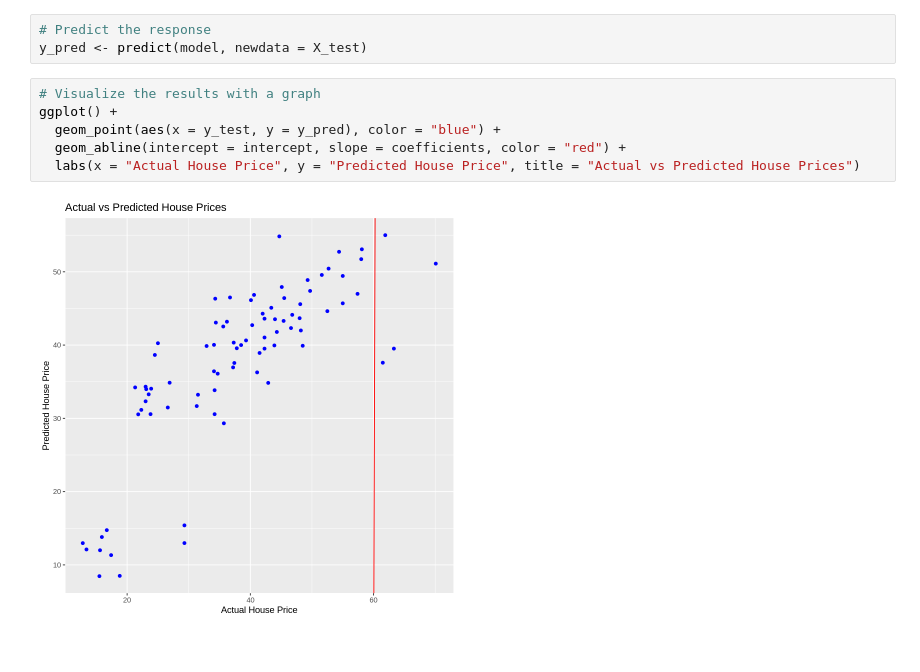
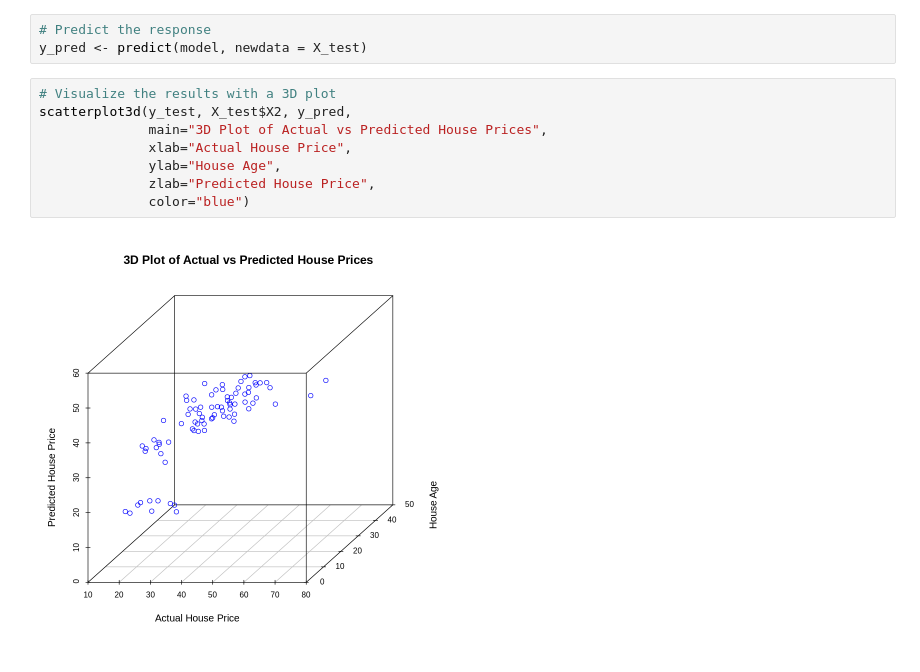
Before and after one commit to krishjagwani/DAV_72, a Jupyter notebook: DAV_3.ipynb, the cells around one changed output. Cells and saved outputs as stored; diff of their text form.

```diff
--- a/DAV_3.ipynb
+++ b/DAV_3.ipynb
@@ -166,11 +169,13 @@ X1.transaction.date : 5.49914337930708
 # %%
 # Predict the response
 y_pred <- predict(model, newdata = X_test)
-# %%
-# Visualize the results with a graph
-ggplot() +
-  geom_point(aes(x = y_test, y = y_pred), color = "blue") +
-  geom_abline(intercept = intercept, slope = coefficients, color = "red") +
-  labs(x = "Actual House Price", y = "Predicted House Price", title = "Actual vs Predicted House Prices")
-# %% [output]
-[figure, removed]
+# %%
+# Visualize the results with a 3D plot
+scatterplot3d(y_test, X_test$X2, y_pred,
+              main="3D Plot of Actual vs Predicted House Prices",
+              xlab="Actual House Price",
+              ylab="House Age",
+              zlab="Predicted House Price",
+              color="blue")
+# %% [output]
+[figure, added]
```
Also changed, not shown: parts of 3 cells of this notebook.
